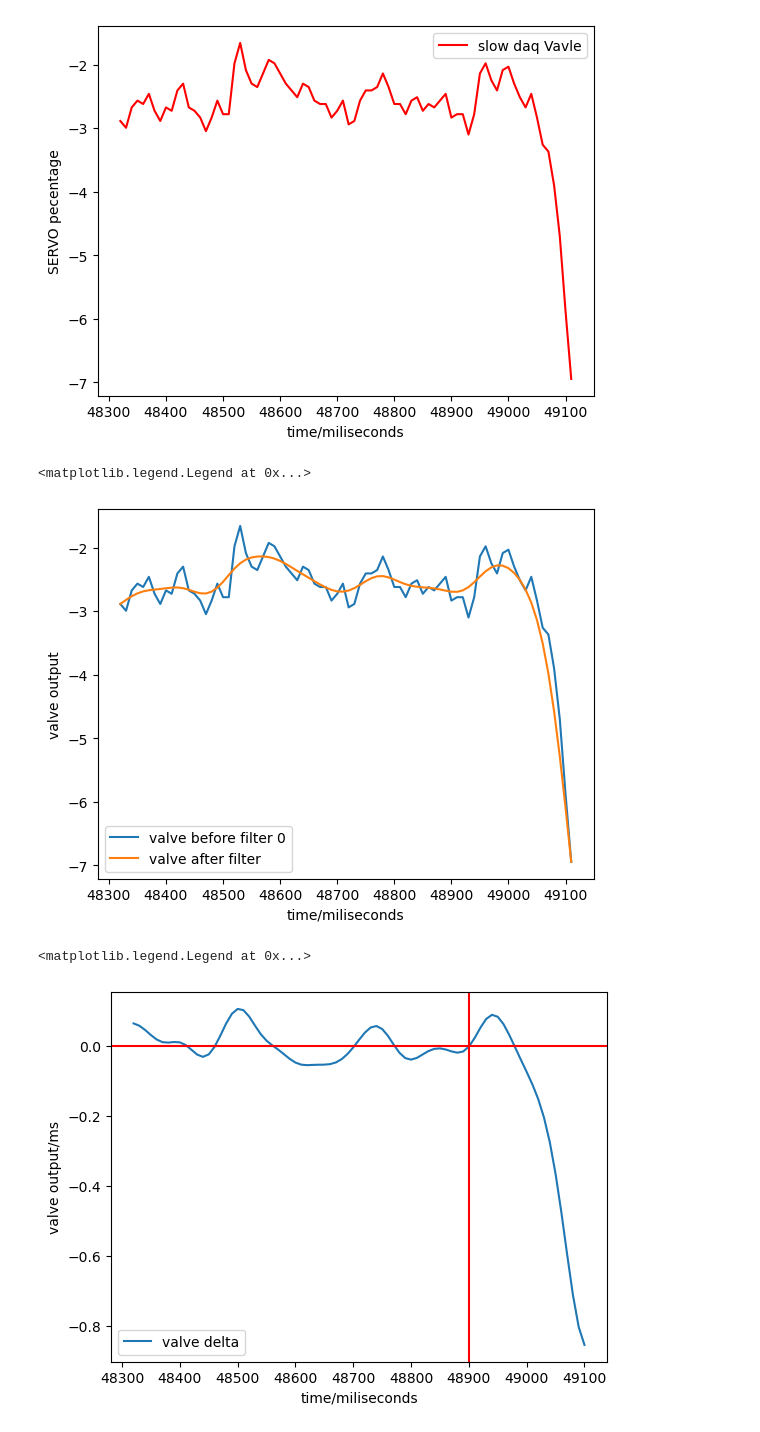
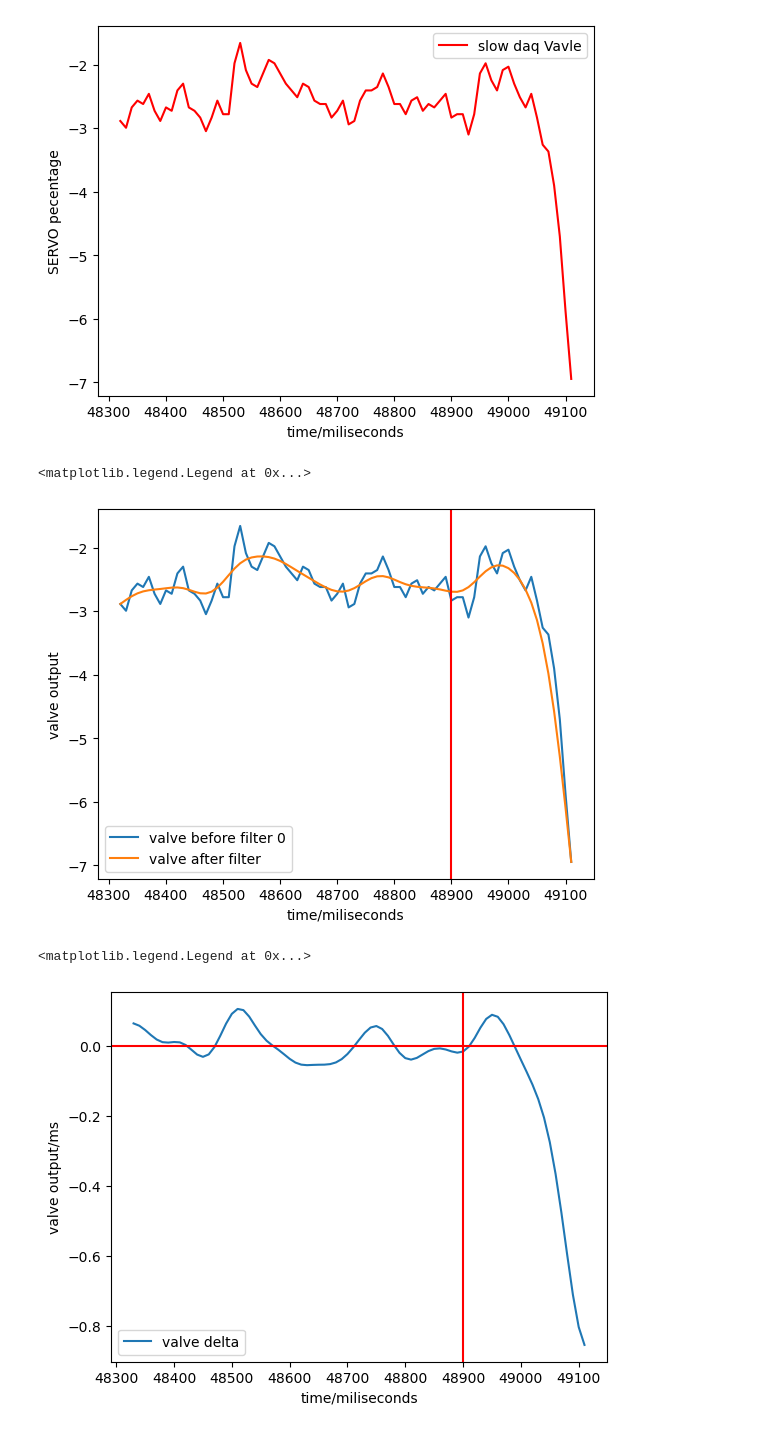
Before and after one commit to SBC-Collaboration/LAr10Ana, a Jupyter notebook: nb/rzhang/Piezo-Waveform_t_start.ipynb, the cells around one changed output. Saved outputs shown, nothing was run; the diff lists cells and outputs as text; code cells hidden in the pictures.

```diff
--- a/nb/rzhang/Piezo-Waveform_t_start.ipynb
+++ b/nb/rzhang/Piezo-Waveform_t_start.ipynb
@@ -209,28 +209,30 @@ Fc = 10 # low pass filter in Hz
 fir = firwin(numtaps, Fc, window='hamming', fs=Fs)
 
 valve_filtered = filtfilt(fir, [1.0], slowdaq_Valve[compress_idx-80:compress_idx+time_offset])
-
-plt.plot(slowdaq_time[compress_idx-80:compress_idx+time_offset],slowdaq_Valve[compress_idx-80:compress_idx+time_offset], label="valve before filter 0")
-plt.plot(slowdaq_time[compress_idx-80:compress_idx+time_offset],valve_filtered, label="valve after filter")
+slowdaq_time_trigger_window = slowdaq_time[compress_idx-80:compress_idx+time_offset]
+slowsaq_valve_trigger_window =slowdaq_Valve[compress_idx-80:compress_idx+time_offset]
+plt.plot(slowdaq_time_trigger_window,slowsaq_valve_trigger_window, label="valve before filter 0")
+plt.plot(slowdaq_time_trigger_window,valve_filtered, label="valve after filter")
 plt.xlabel("time/miliseconds")
 plt.ylabel("valve output")
+plt.axvline(x=int(600+48300),color="red")
 # plt.xlim(xlimit)
 # plt.ylim(ylimit)
 plt.legend()
 # %% [output]
 <matplotlib.legend.Legend at 0x...>
-[figure, old version]
+[figure, new version]
 # %%
 valve_delta = valve_filtered[1:]-valve_filtered[:-1]
-plt.plot(slowdaq_time[compress_idx-80:compress_idx+time_offset-1],valve_delta, label="valve delta")
+plt.plot(slowdaq_time_trigger_window[1:],valve_delta, label="valve delta")
 plt.xlabel("time/miliseconds")
 plt.ylabel("valve output/ms")
 plt.axhline(y=0,color="red")
 plt.axvline(x=int(600+48300),color="red")
 # plt.xlim(xlimit)
 # plt.ylim(ylimit)
 plt.legend()
 # %% [output]
 <matplotlib.legend.Legend at 0x...>
-[figure, old version]
+[figure, new version]
 # %%
```
Also changed, not shown: parts of 1 cell of this notebook.
